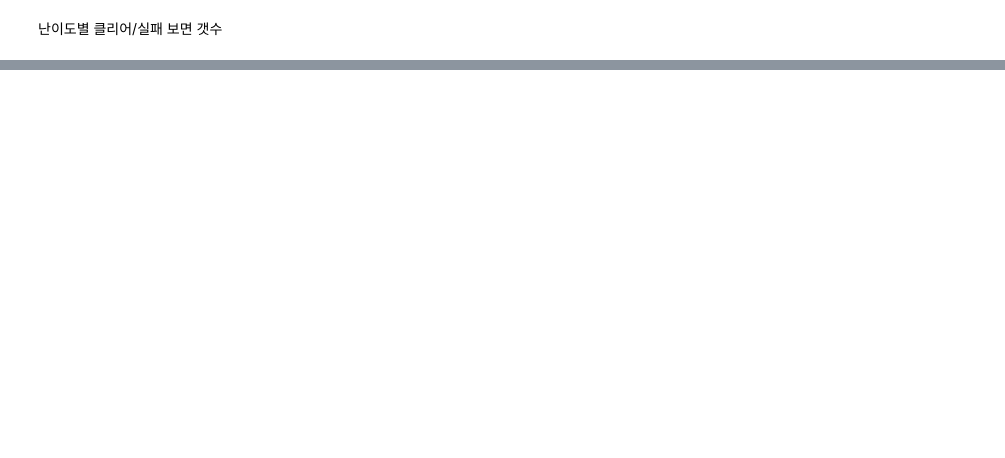
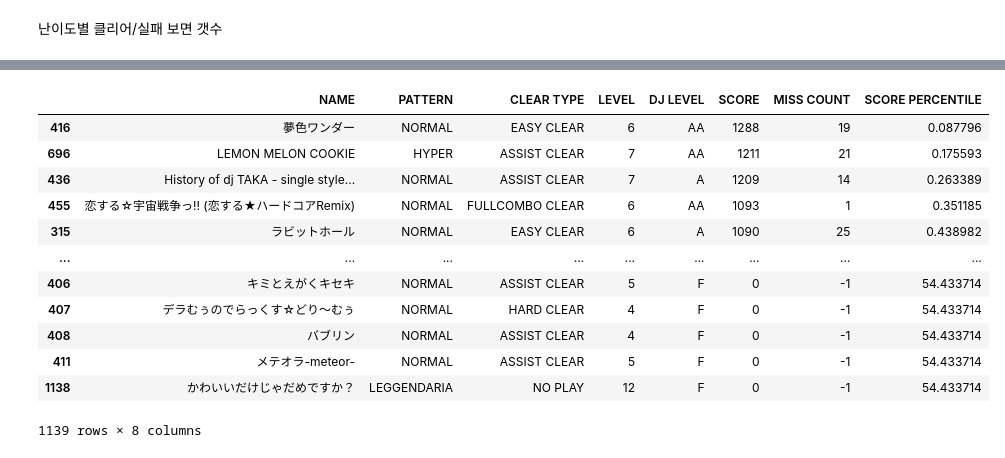
Before and after one commit to pji2918/py, a Jupyter notebook: iidxanalysis.ipynb, the cells around one changed output, grey strips where cells are left out. Saved outputs shown, nothing was run; the diff lists cells and outputs as text; code cells hidden in the pictures; blank space fills up the shorter version.

Commit message:
feat: add percentile

```diff
--- a/iidxanalysis.ipynb
+++ b/iidxanalysis.ipynb
@@ -417,0 +418,20 @@ plt.show()
+# %%
+ranks = merged_data2.copy()
+ranks["SCORE PERCENTILE"] = (
+    merged_data2["SCORE"].rank(numeric_only=True, pct=True, ascending=False) * 100
+)
+ranks.sort_values("SCORE PERCENTILE")
+# %% [output]
+|  | NAME | PATTERN | CLEAR TYPE | LEVEL | DJ LEVEL | SCORE | MISS COUNT | SCORE PERCENTILE |
+| 416 | 夢色ワンダー | NORMAL | EASY CLEAR | 6 | AA | 1288 | 19 | 0.087796 |
+| 696 | LEMON MELON COOKIE | HYPER | ASSIST CLEAR | 7 | AA | 1211 | 21 | 0.175593 |
+| 436 | History of dj TAKA - single style... | NORMAL | ASSIST CLEAR | 7 | A | 1209 | 14 | 0.263389 |
+| 455 | 恋する☆宇宙戦争っ!! (恋する★ハードコアRemix) | NORMAL | FULLCOMBO CLEAR | 6 | AA | 1093 | 1 | 0.351185 |
+| 315 | ラビットホール | NORMAL | EASY CLEAR | 6 | A | 1090 | 25 | 0.438982 |
+| ... | ... | ... | ... | ... | ... | ... | ... | ... |
+| 406 | キミとえがくキセキ | NORMAL | ASSIST CLEAR | 5 | F | 0 | -1 | 54.433714 |
+| 407 | デラむぅのでらっくす☆どり～むぅ | NORMAL | HARD CLEAR | 4 | F | 0 | -1 | 54.433714 |
+| 408 | バブリン | NORMAL | ASSIST CLEAR | 4 | F | 0 | -1 | 54.433714 |
+| 411 | メテオラ-meteor- | NORMAL | ASSIST CLEAR | 5 | F | 0 | -1 | 54.433714 |
+| 1138 | かわいいだけじゃだめですか？ | LEGGENDARIA | NO PLAY | 12 | F | 0 | -1 | 54.433714 |
+1139 rows × 8 columns
```
Also changed, not shown: parts of 5 cells of this notebook.
